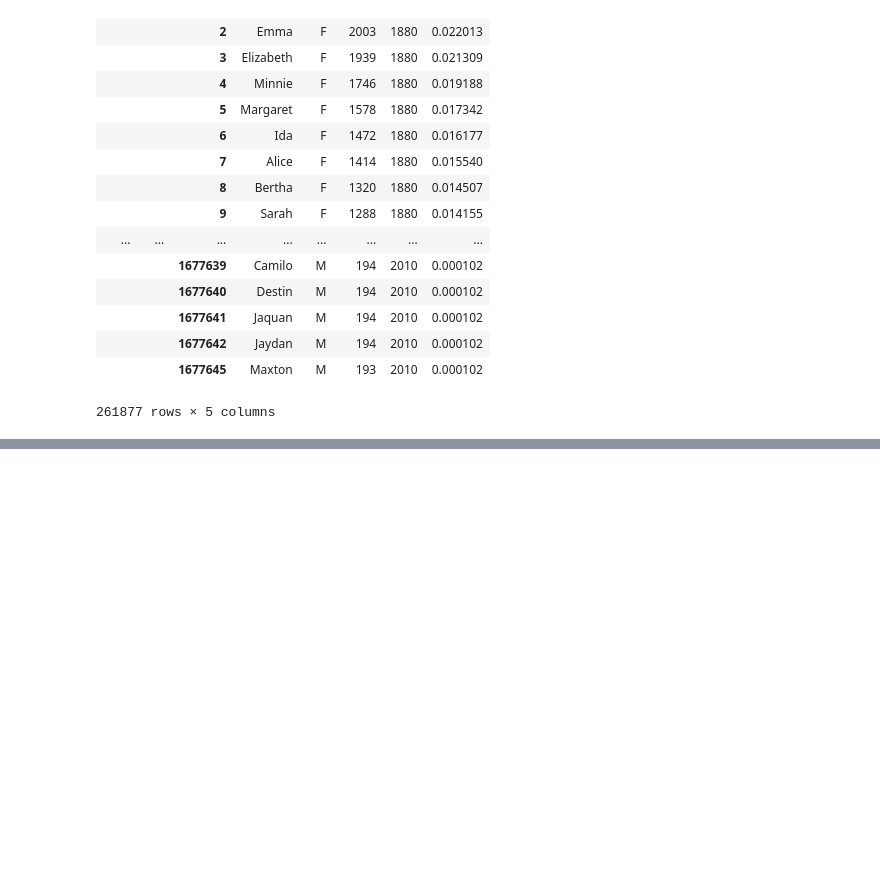
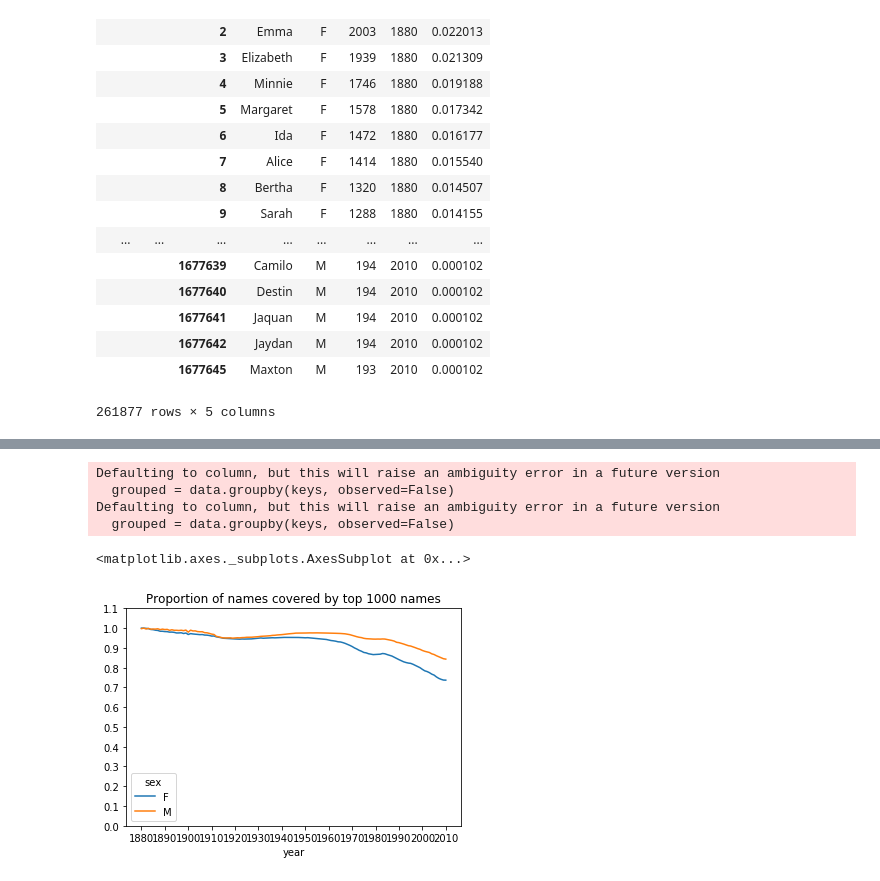
Before and after one commit to 08bkcomp/pydata-book, a Jupyter notebook: my02babies.ipynb, the cells around one changed output, grey strips where cells are left out. Saved outputs shown, nothing was run; the diff lists cells and outputs as text; code cells hidden in the pictures; blank space fills up the shorter version.

```diff
--- a/my02babies.ipynb
+++ b/my02babies.ipynb
@@ -103,0 +121,10 @@ top1000
+# %%
+table = top1000.pivot_table('prop', 'year', 'sex', aggfunc='sum')
+table.plot(title="Proportion of names covered by top 1000 names", yticks=np.linspace(0,1.1,12), xticks=range(1880, 2020, 10))
+# %% [output]
+Defaulting to column, but this will raise an ambiguity error in a future version
+  grouped = data.groupby(keys, observed=False)
+Defaulting to column, but this will raise an ambiguity error in a future version
+  grouped = data.groupby(keys, observed=False)
+<matplotlib.axes._subplots.AxesSubplot at 0x...>
+[figure, added]
```
Also changed, not shown: parts of 2 cells of this notebook, 2 other files.
